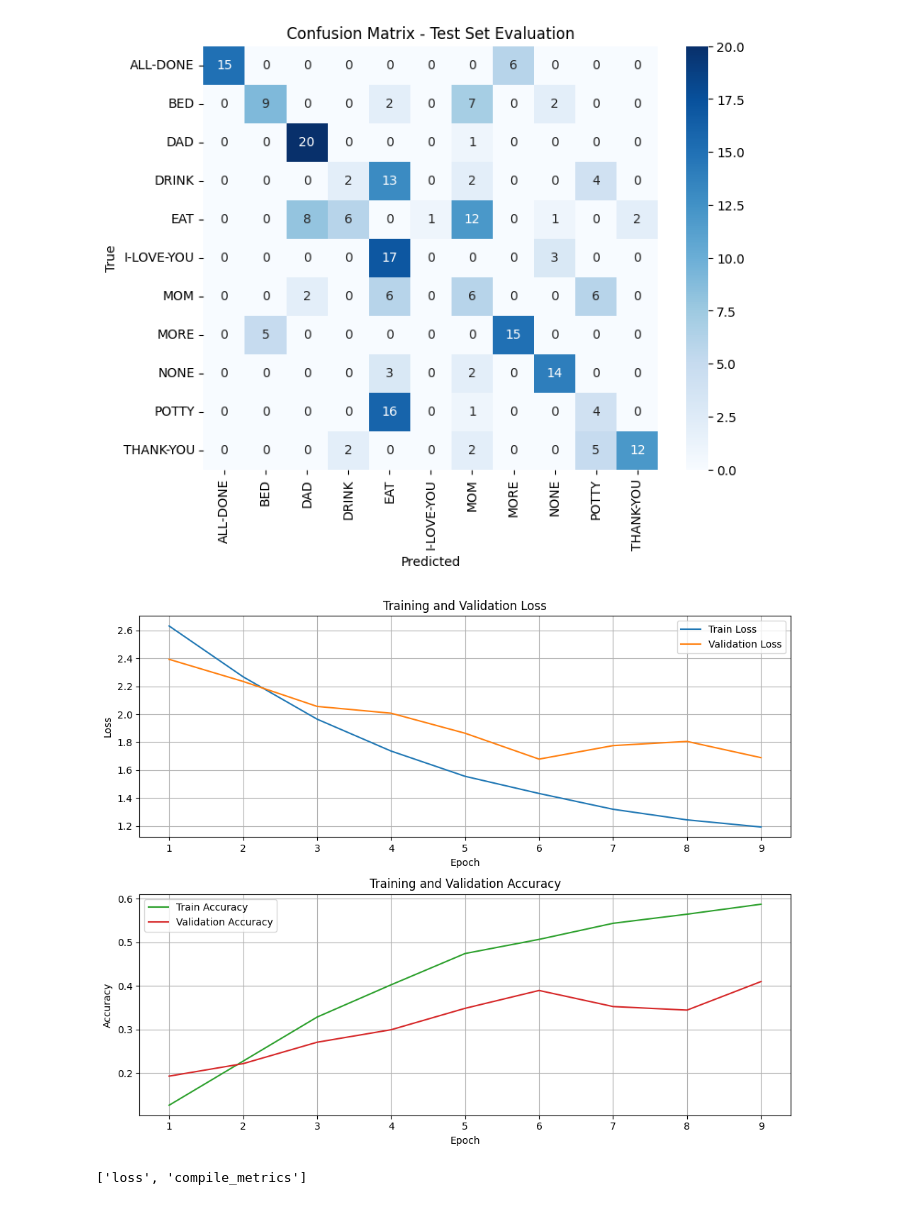
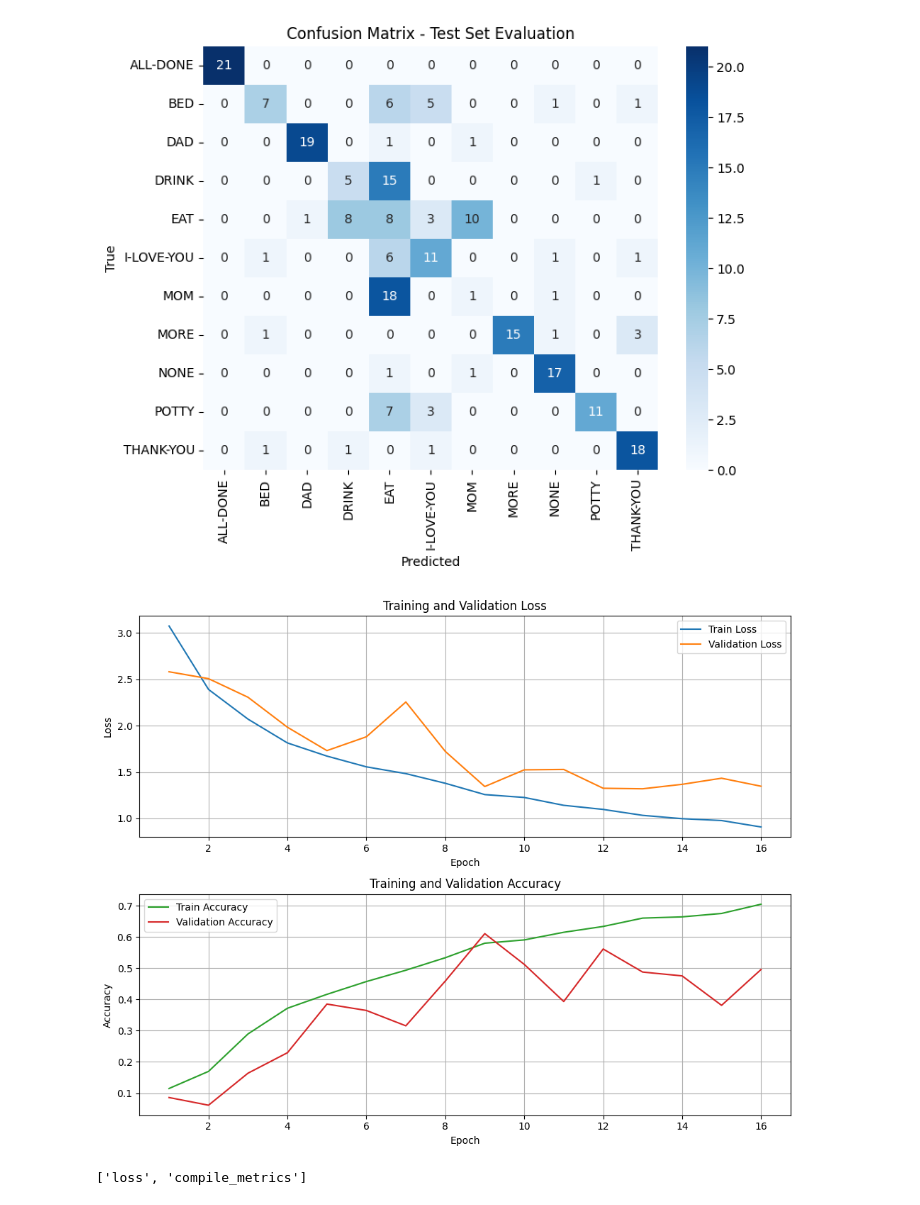
Before and after one commit to D3rrickLa/machine_learning_tfnmp, a Jupyter notebook: model/CNN_LSTM/v2/cnn_lstm_v2.ipynb, the cells around one changed output. Cells and saved outputs as stored; diff of their text form; code cells hidden in the pictures.

Commit message:
current model, will switch it but need a place to hold this model

```diff
--- a/model/CNN_LSTM/v2/cnn_lstm_v2.ipynb
+++ b/model/CNN_LSTM/v2/cnn_lstm_v2.ipynb
@@ -229,41 +230,49 @@ loaded from drive
 # %%
-model_dev_v12 = Sequential([
-    InputLayer(shape=(sequence_length, 2044)),
+model_dev_v1 = Sequential([
+    InputLayer(shape=(sequence_length, 2044)),  # Shape of the input
 
-    Conv1D(filters=384, kernel_size=3, activation='leaky_relu', bias_regularizer=L2(0.0001)),
+    GRU(256, return_sequences=True, kernel_regularizer=L1L2(1e-6, 1e-7)),
+    LayerNormalization(),
+    Dropout(0.3),
+
+    # Bidirectional GRU layer
+    Bidirectional(LSTM(256, return_sequences=True)),
+    LayerNormalization(),
+    Dropout(0.3),
+
+    # Another Bidirectional GRU layer (optional)
+    Bidirectional(GRU(128, return_sequences=True, kernel_regularizer=L2(1e-4))),
+    LayerNormalization(),
+
+    GRU(64, return_sequences=True, kernel_regularizer=L2(1e-4)),
+    LayerNormalization(),
+    Dropout(0.2),
+    # Flatten the output before Dense layers
+    Flatten(),
+
+    # Fully connected layer
+    Dense(64, activation='tanh'),
     BatchNormalization(),
-    MaxPooling1D(pool_size=2),
-    Dense(96, activation="tanh"),
-    Dropout(0.12),
-    Conv1D(filters=128, kernel_size=3, activation='tanh'),
-    MaxPooling1D(pool_size=2),
-    Conv1D(filters=64, kernel_size=3, activation='tanh'),
-    MaxPooling1D(pool_size=1),
-    BatchNormalization(),
+    Dropout(0.5),
 
-    Bidirectional(GRU(376, return_sequences=True, kernel_regularizer=L2(1.0848960662999816e-05))),
-    Dropout(0.354569645899713),
-    Bidirectional(GRU(352, return_sequences=True)),
-    GRU(120, kernel_regularizer=L2(6.142117138252424e-05)),
-    LayerNormalization(),
-    Activation('relu6'),
-    Dense(100, activation='tanh'),
-    Dropout(0.5),
-    Dense(len(class_labels), activation='softmax', kernel_regularizer=L1L2(0.000001, 0.001))  # Output layer for classification
+    Dense(len(class_labels), activation='softmax', kernel_regularizer=L2(1e-7))  # Output layer for classification
+
 ])
-from keras._tf_keras.keras.models import load_model
-model_dev_v1 = load_model(r"model_dev_v1_vr2.keras")
+# from keras._tf_keras.keras.models import load_model
+# model_dev_v1 = load_model(r"model_dev_v1_vr2.keras")
 
-model_dev_v1.compile(optimizer=SGD(learning_rate=1.0e-4, weight_decay=1e-6, momentum=0.975, nesterov=True, clipnorm=1.0), loss='categorical_crossentropy', metrics=['accuracy'])
+model_dev_v1.compile(optimizer=Nadam(learning_rate=1.0e-4, weight_decay=1e-6, clipnorm=1.0), loss='categorical_crossentropy', metrics=['accuracy'])
 
+reduce_lr = ReduceLROnPlateau(monitor='val_loss', factor=0.75, patience=2, min_lr=1e-12)
 early_stopping = EarlyStopping(monitor='val_loss', patience=3, restore_best_weights=True)
-reduce_lr = ReduceLROnPlateau(monitor='val_loss', factor=0.75, patience=2, min_lr=1e-12)
+custom_early_stopping = CustomEarlyStopping(patience=10, threshold=0.2)
+
 history_dev_1 = model_dev_v1.fit(
     X_train_sequences, y_train_categorical,
     validation_data=(X_val_sequences, y_val_categorical),
     epochs=50,  # Adjust epochs as needed
-    batch_size=30,  # Adjust batch size as needed
-    callbacks=[early_stopping, reduce_lr]
+    batch_size=64,  # Adjust batch size as needed
+    callbacks=[early_stopping, reduce_lr, custom_early_stopping]
 )
 
 # Evaluate the model
@@ -279,7 +288,16 @@ cm = confusion_matrix(y_test_labels, y_pred_labels, labels=labels)
 create_graphs(history_dev_1, cm, class_labels)
 
 
-# Test Loss: 0.4331628680229187
-# Test Accuracy: 0.8240740895271301
+# Test Loss: 1.494619369506836
+# Test Accuracy: 0.4572649598121643
+
+# Test Loss: 1.2893873453140259
+# Test Accuracy: 0.5555555820465088
+
+# Test Loss: 1.3994003534317017
+# Test Accuracy: 0.5769230723381042
+
+# Test Loss: 1.219314694404602
+# Test Accuracy: 0.5683760643005371
 # %% [output]
 Epoch 1/50
@@ -302,5 +320,5 @@ Test Accuracy: 0.4145299196243286
-[figure, old version]
+[figure, new version]
-[figure, old version]
+[figure, new version]
 # %%
 # model_dev_v1.to_json()
 
```
Also changed, not shown: parts of 4 cells of this notebook.
